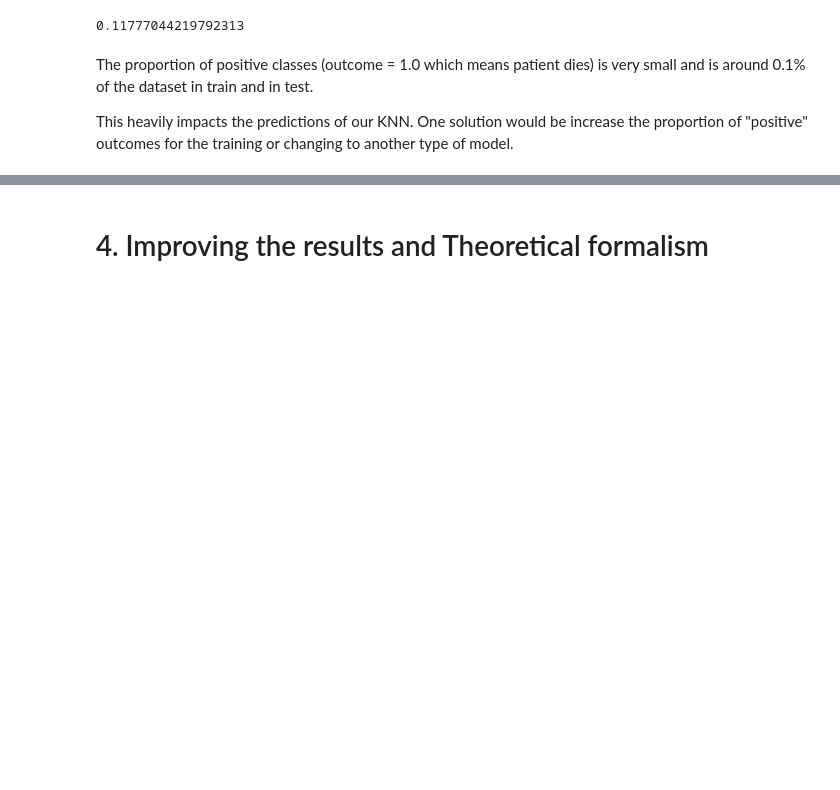
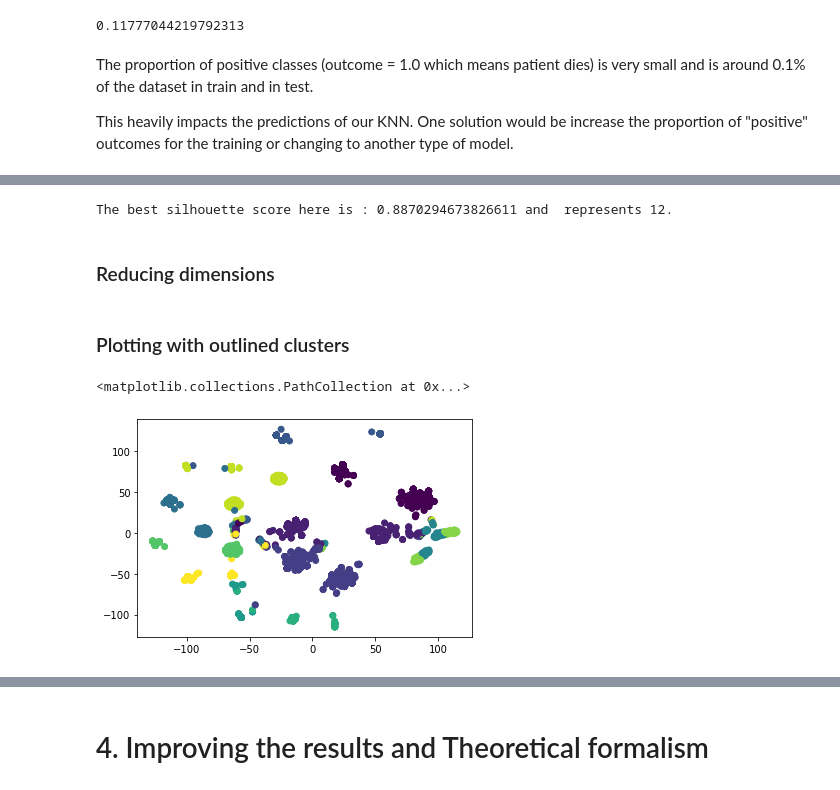
Before and after one commit to andbluedev/Covid-Dataset-Analysis-and-Predictions, a Jupyter notebook: Covid Analysis and Predictions.ipynb, the cells around one changed output, grey strips where cells are left out. Drawn from its saved outputs; the diff is of its cells as text; code cells hidden in the pictures; blank space fills up the shorter version.

```diff
--- a/Covid Analysis and Predictions.ipynb
+++ b/Covid Analysis and Predictions.ipynb
@@ -625,0 +700,9 @@ quality of the prediction using MSE error (Mean Squared Error
+# %%
+from sklearn import cluster, metrics
+
+
+scores = []
+for i in range(2,15):
+    km = cluster.KMeans(i)
+    km.fit(X)
+    scores.append(metrics.silhouette_score(X, km.labels_))
@@ -625,0 +711,29 @@ quality of the prediction using MSE error (Mean Squared Error
+# %%
+max_score = max(scores)
+
+nb_clusters = [i for i,j in enumerate(scores) if j == max_score][0]
+
+km = cluster.KMeans(nb_clusters)
+km.fit(X)
+
+print(f"The best silhouette score here is : {max_score} and  represents {nb_clusters}.")
+# %% [output]
+The best silhouette score here is : 0.8870294673826611 and  represents 12.
+# %% [markdown]
+### Reducing dimensions
+# %%
+from sklearn import preprocessing
+
+X_norm = preprocessing.scale(X)
+# %%
+from sklearn import manifold, preprocessing
+
+tsne = manifold.TSNE(n_components=2, init='pca')
+X_tsne = tsne.fit_transform(X_norm)
+# %% [markdown]
+### Plotting with outlined clusters
+# %%
+plt.scatter(X_tsne[:,0],X_tsne[:,1], c=km.labels_)
+# %% [output]
+<matplotlib.collections.PathCollection at 0x...>
+[figure, added]
```
Also changed, not shown: parts of 28 cells of this notebook.
